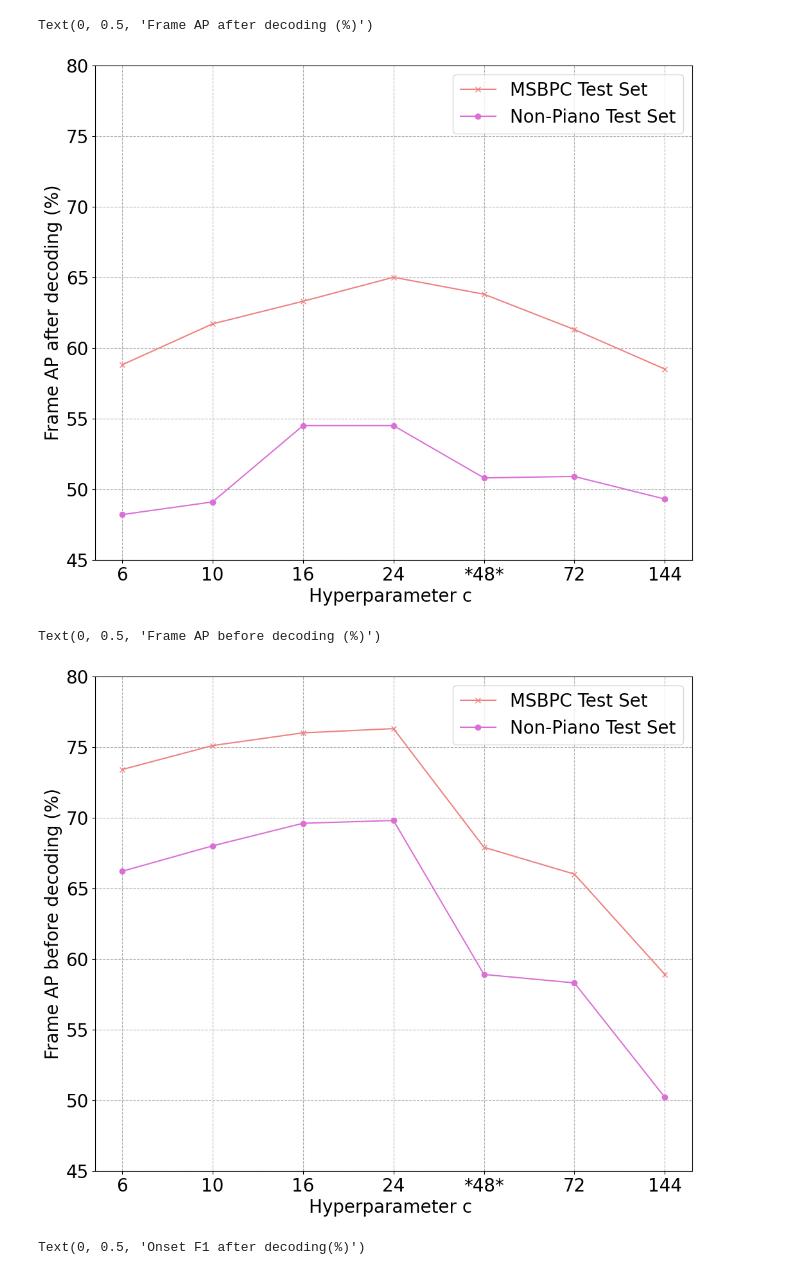
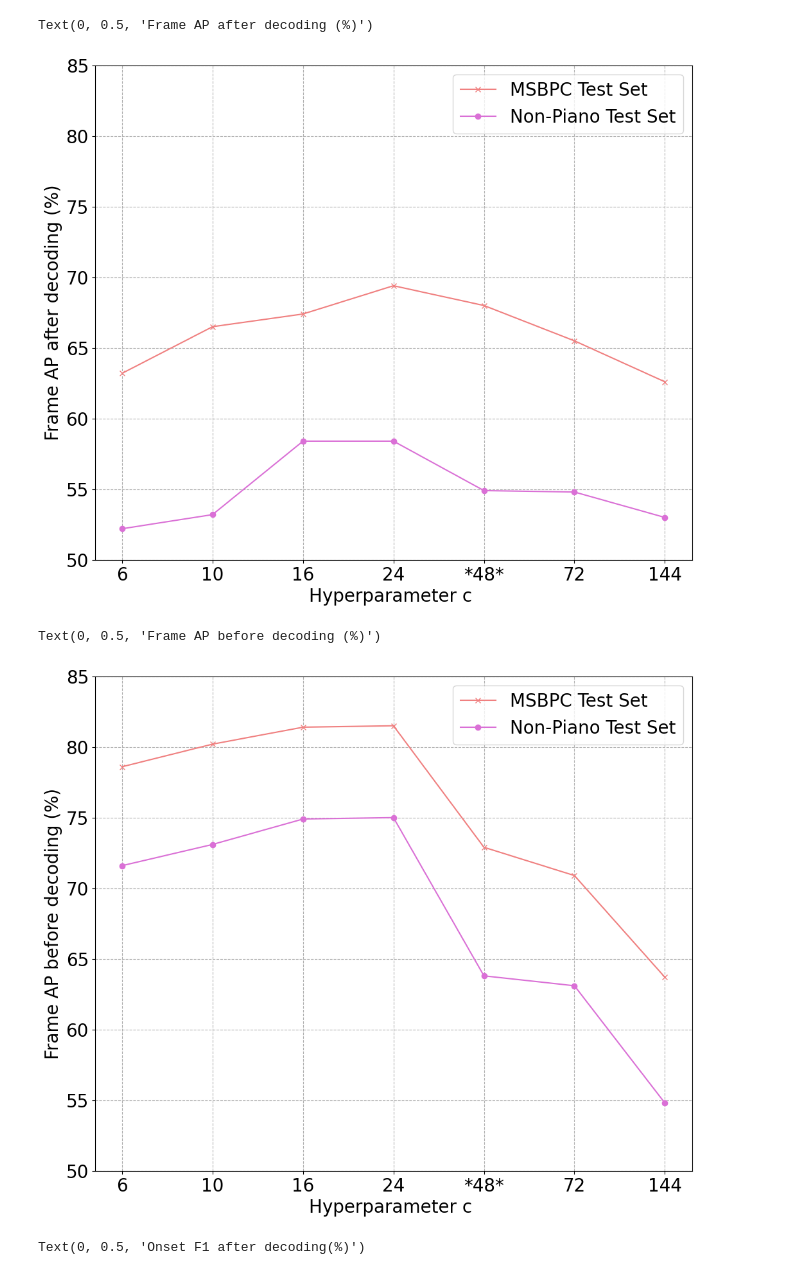
Before and after one commit to marc-philipp-knechtle/amt-eval, a Jupyter notebook: ipynb-viz/expE-model-size-impact.ipynb, the cells around one changed output. Saved outputs shown, nothing was run; the diff lists cells and outputs as text; code cells hidden in the pictures.

Commit message:
update expE figures

```diff
--- a/ipynb-viz/expE-model-size-impact.ipynb
+++ b/ipynb-viz/expE-model-size-impact.ipynb
@@ -5,43 +5,39 @@ from matplotlib import pyplot as plt
 import numpy as np
 import matplotlib
 
 
 matplotlib.rcParams.update({'font.size': 20})
 
 models_oaf = ['6', '10', '16', '24', '*48*', '72', '144']
 
 # Lists performances for each of the models mentioned in models_oaf
 model_performance = {
-    'MSBPC': [58.8, 61.7, 63.3, 65.0, 63.8, 61.3, 58.5],
-    # 'Unseen-Non-Piano': [48.7, 48.5, 45.2, 46.1, 45.2],
-    'Non-Piano': [48.2, 49.1, 54.5, 54.5, 50.8, 50.9, 49.3],
-    # 'MuN': [70.0, 66.5, 60.6, 59.3, 52.2],
-    # 'B10': [71.1, 69.7, 66.5, 63.0, 61.5],
-    # 'PhA': [61.8, 58.1, 49.1, 50.1, 50.4],
-    # 'CSD': [71.1, 70.0, 76.6, 53.9, 49.6],
-    # 'SWD': [59.4, 60.3, 47.9, 51.4, 59.0]
+    # 'MSBPC':        [58.8, 61.7, 63.3, 65.0, 63.8, 61.3, 58.5],
+    # 'Non-Piano':    [48.2, 49.1, 54.5, 54.5, 50.8, 50.9, 49.3],
+    'MSBPC':        [63.2, 66.5, 67.4, 69.4, 68.0, 65.5, 62.6, ],
+    'Non-Piano':    [52.2, 53.2, 58.4, 58.4, 54.9, 54.8, 53.0, ],
 }
 
 plt.figure(figsize=(12, 10))
 plt.plot(models_oaf, model_performance['MSBPC'], marker='x', color='lightcoral', linestyle='-',
          label='MSBPC Test Set')
 # plt.plot(models_oaf, model_performance['Unseen-Non-Piano'], marker='*', color='deepskyblue', linestyle='-', label='Unseen Non-Piano Test Set')
 plt.plot(models_oaf, model_performance['Non-Piano'], marker='o', color='orchid', linestyle='-',
          label='Non-Piano Test Set')
 
 # plt.plot(models_oaf, perf_oaf['MuN'], marker='o', color='gray', linestyle=':', label='MuN')
 # plt.plot(models_oaf, perf_oaf['CSD'], marker='o', color='lightgray', linestyle=':', label='CSD')
 # plt.plot(models_oaf, perf_oaf['PhA'], marker='o', color='darkgrey', linestyle=':', label='PhA')
 
-plt.ylim(45, 80)
+plt.ylim(50, 85)
 plt.plot()
 plt.legend()
 plt.grid(True, which="both", ls="--")
 plt.xlabel('Hyperparameter c ')
 plt.ylabel('Frame AP after decoding (%)')
 # %% [output]
 Text(0, 0.5, 'Frame AP after decoding (%)')
-[figure, old version]
+[figure, new version]
 # %%
 # Evaluation AP Frame before decoding
 
@@ -56,16 +52,10 @@ models_oaf = ['6', '10', '16', '24', '*48*', '72', '144']
 
 # Lists performances for each of the models mentioned in models_oaf
 model_performance = {
-    #'MSBPC': [74.7, 76.8, 77.8, 78.3, 68.2, 66.0, 57.0],
-    # 'Unseen-Non-Piano': [67.0, 66.7, 55.6, 55.8, 47.9],
-    # 'Non-Piano': [68.0, 70.1, 71.8, 72.0, 58.9, 58.7, 48.7],
-    'MSBPC':        [73.4, 75.1, 76.0, 76.3, 67.9, 66.0, 58.9],
-    'Non-Piano':    [66.2, 68.0, 69.6, 69.8, 58.9, 58.3, 50.2],
-    # 'MuN': [70.0, 66.5, 60.6, 59.3, 52.2],
-    # 'B10': [71.1, 69.7, 66.5, 63.0, 61.5],
-    # 'PhA': [61.8, 58.1, 49.1, 50.1, 50.4],
-    # 'CSD': [71.1, 70.0, 76.6, 53.9, 49.6],
-    # 'SWD': [59.4, 60.3, 47.9, 51.4, 59.0]
+    # 'MSBPC':        [73.4, 75.1, 76.0, 76.3, 67.9, 66.0, 58.9],
+    # 'Non-Piano':    [66.2, 68.0, 69.6, 69.8, 58.9, 58.3, 50.2],
+    'MSBPC':        [78.6, 80.2, 81.4, 81.5, 72.9, 70.9, 63.7, ],
+    'Non-Piano':    [71.6, 73.1, 74.9, 75.0, 63.8, 63.1, 54.8 ],
 }
 
 plt.figure(figsize=(12, 10))
@@ -79,7 +69,7 @@ plt.plot(models_oaf, model_performance['Non-Piano'], marker='o', color='orchid',
 # plt.plot(models_oaf, perf_oaf['CSD'], marker='o', color='lightgray', linestyle=':', label='CSD')
 # plt.plot(models_oaf, perf_oaf['PhA'], marker='o', color='darkgrey', linestyle=':', label='PhA')
 
-plt.ylim(45, 80)
+plt.ylim(50, 85)
 plt.plot()
 plt.legend()
 plt.grid(True, which="both", ls="--")
@@ -87,7 +77,7 @@ plt.xlabel('Hyperparameter c ')
 plt.ylabel('Frame AP before decoding (%)')
 # %% [output]
 Text(0, 0.5, 'Frame AP before decoding (%)')
-[figure, old version]
+[figure, new version]
 # %%
 # Evaluation Onset F1 score
 
```
Also changed, not shown: parts of 3 cells of this notebook.
